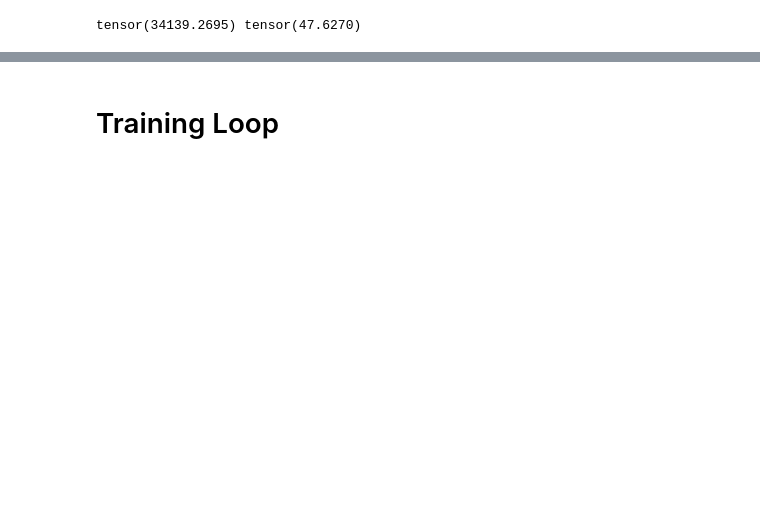
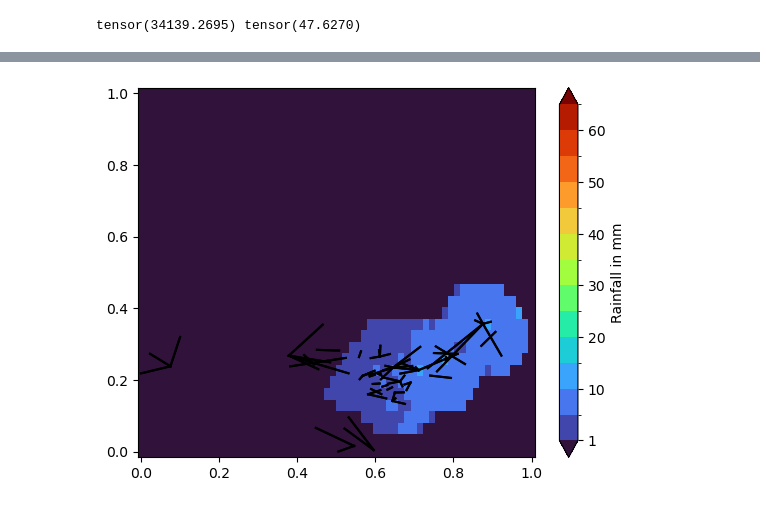
Before and after one commit to haihabi/PyNNcml, a Jupyter notebook: examples/rain_map_idw.ipynb, the cells around one changed output, grey strips where cells are left out. Drawn from its saved outputs; the diff is of its cells as text; code cells hidden in the pictures; blank space fills up the shorter version.

```diff
--- a/examples/rain_map_idw.ipynb
+++ b/examples/rain_map_idw.ipynb
@@ -72,7 +66,7 @@ tensor(34139.2695) tensor(47.6270)
 # %%
-idw = pnc.mcm.InverseDistanceWeighting(64, 64,roi=0.1,r=4)
+idw = pnc.mcm.InverseDistanceWeighting(32, 64, roi=0.1, r=4)
 rain_map = idw(res, link_set).numpy()
-print(torch.sum(res),torch.max(res))
+print(torch.sum(res), torch.max(res))
 # %% [output]
 tensor(34139.2695) tensor(47.6270)
 # %%
@@ -112,2 +73,0 @@ To create a public link, set `share=True` in `launch()`.
-# %% [markdown]
-# Training Loop
@@ -144,0 +74,21 @@ HTML(anim.to_jshtml())
+# %%
+fig,ax=plt.subplots()
+bounds = np.arange(0, 70, 5.0)
+bounds[0] = 1
+import matplotlib as mpl
+
+norm = mpl.colors.BoundaryNorm(boundaries=bounds, ncolors=256, extend='both')
+
+pc = plt.pcolormesh(
+    idw.x_grid_vector ,
+    idw.y_grid_vector,
+    rain_map[index,:, :].T,
+    shading='nearest',
+    cmap='turbo',
+    norm=norm,
+)
+link_set.plot_links(scale=True, scale_factor=1)
+# plot_cml_lines(cmls_R_1h, ax=ax)
+fig.colorbar(pc, label='Rainfall in mm');
+# %% [output]
+[figure, added]
```
Also changed, not shown: parts of 7 cells of this notebook, 3 other files.
